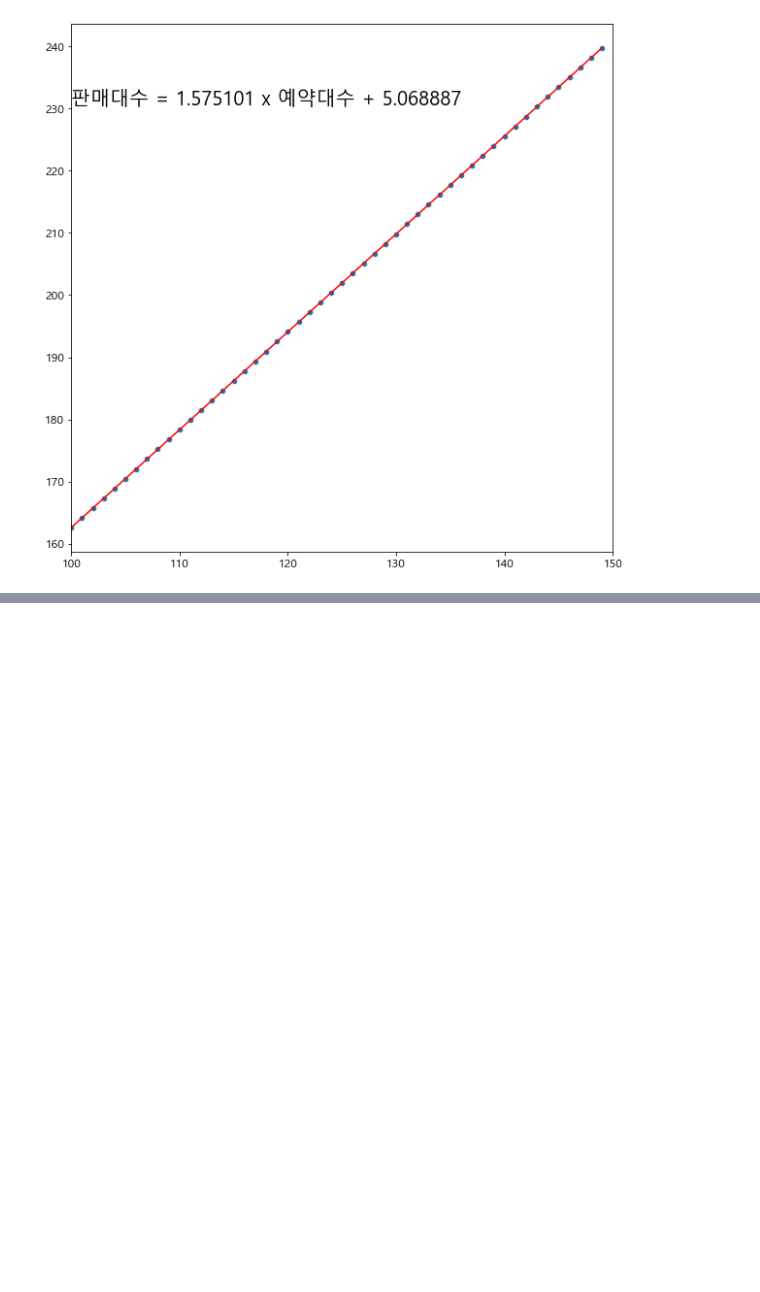
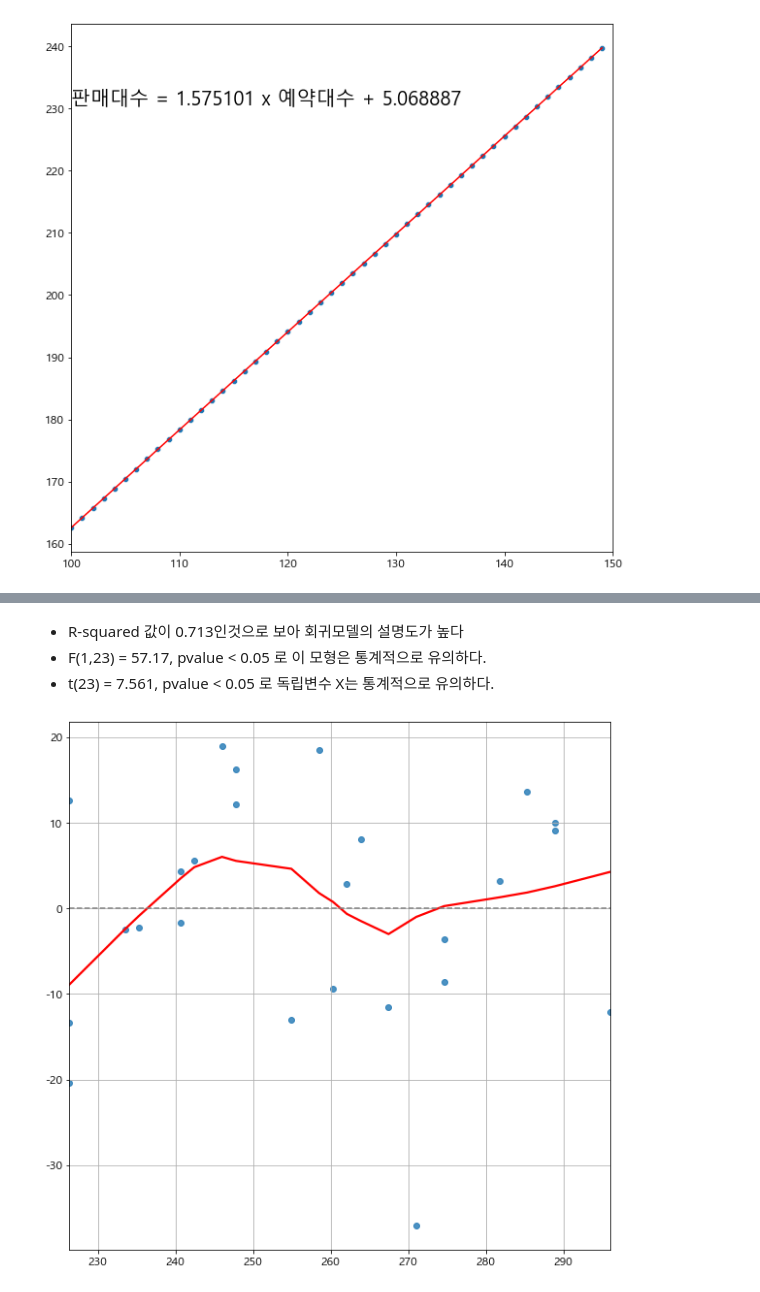
Before and after one commit to junhong-CHEON/python_study, a Jupyter notebook: 상관분석,회귀분석 연습.ipynb, the cells around one changed output, grey strips where cells are left out. Cells and saved outputs as stored; diff of their text form; code cells hidden in the pictures; blank space fills up the shorter version.

```diff
--- a/상관분석,회귀분석 연습.ipynb
+++ b/상관분석,회귀분석 연습.ipynb
@@ -383,0 +432,3 @@ Text(100, 229.75896598252973, '판매대수 = 1.575101 x 예약대수 + 5.068887
+# %%
+model = ols('Y ~ X', data=df).fit()
+model.summary()
@@ -383,0 +455,17 @@ Text(100, 229.75896598252973, '판매대수 = 1.575101 x 예약대수 + 5.068887
+# %% [markdown]
+- R-squared 값이 0.713인것으로 보아 회귀모델의 설명도가 높다
+- F(1,23) = 57.17, pvalue < 0.05 로 이 모형은 통계적으로 유의하다.
+- t(23) = 7.561, pvalue < 0.05 로 독립변수 X는 통계적으로 유의하다.
+# %%
+# 잔차의 선형성 체크
+
+fitted = model.predict(df)
+
+residual = df['Y'] - fitted
+
+sns.regplot(x=fitted, y=residual, lowess=True, line_kws={'color': 'red'})
+plt.plot([fitted.min(), fitted.max()], [0, 0], '--', color='grey')
+plt.grid()
+plt.show()
+# %% [output]
+[figure, added]
```
Also changed, not shown: parts of 56 cells of this notebook, 24 other files.
